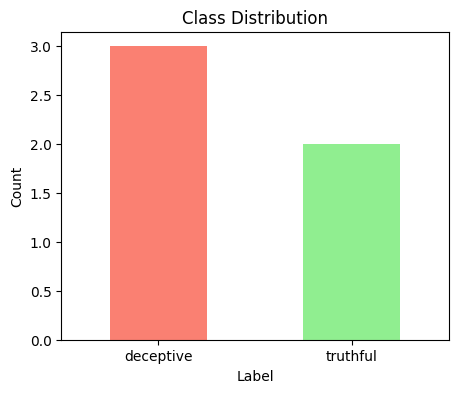
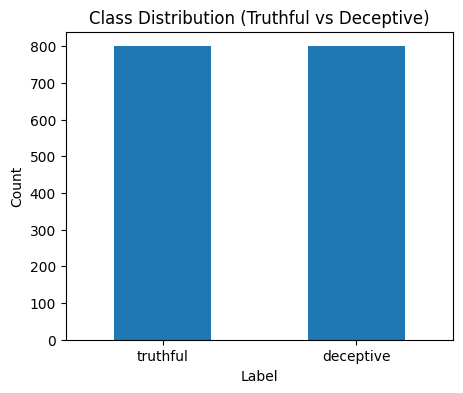
The change to this notebook cell's code, shown as a diff; its figure went from the first image to the second:
--- before
+++ after
@@ -1,4 +1,4 @@
 # ==============================
-# ReviewGuard: EDA Notebook
+# ReviewGuard: Exploratory Data Analysis (EDA)
 # ==============================
 
@@ -7,72 +7,94 @@
 import matplotlib.pyplot as plt
 from wordcloud import WordCloud
-import os
 
-# Display plots inline
 %matplotlib inline
 
-# Step 1: Load dataset
-path = "data/raw/"  # put your unzipped deceptive-opinion-spam corpus here
-data = []
+# ==============================
+# Step 1: Load Dataset
+# ==============================
 
-for root, _, files in os.walk(path):
-    for file in files:
-        if file.endswith(".txt"):
-            label = "deceptive" if "deceptive" in root.lower() else "truthful"
-            with open(os.path.join(root, file), "r", encoding="utf-8") as f:
-                data.append((f.read(), label))
+# Load cleaned CSV dataset
+df = pd.read_csv("../data/raw/cleaned_base_deceptive_reviews.csv")
 
-if len(data) == 0:
-    print("⚠️ No dataset found in data/raw/. Loading mock data for testing.")
-    data = [
-        ("The hotel was amazing, staff were so friendly and the rooms were clean.", "truthful"),
-        ("This is the best place ever, I will come again!", "truthful"),
-        ("Worst experience, terrible service, fake reviews all around.", "deceptive"),
-        ("Absolutely wonderful stay, the best I’ve ever had!", "deceptive"),
-        ("Rooms were dirty, staff was rude, not recommended.", "deceptive"),
-    ]
+print("Dataset Shape:", df.shape)
+df.head()
 
-# Create DataFrame
-df = pd.DataFrame(data, columns=["review", "label"])
-print("✅ Dataset loaded:", df.shape)
-display(df.head())
+# ==============================
+# Step 2: Select Relevant Columns
+# ==============================
 
-# Step 2: Class distribution
+# Keep only review text and label
+df = df[['Review', 'Label']]
+
+# Rename for consistency
+df.columns = ['review', 'label']
+
+df.head()
+
+# ==============================
+# Step 3: Class Distribution
+# ==============================
+
 plt.figure(figsize=(5,4))
 df['label'].value_counts().plot(
-    kind='bar', 
-    title='Class Distribution',
-    color=['salmon', 'lightgreen'],
+    kind='bar',
+    title='Class Distribution (Truthful vs Deceptive)',
     rot=0
 )
-plt.xlabel('Label')
-plt.ylabel('Count')
+plt.xlabel("Label")
+plt.ylabel("Count")
 plt.show()
 
-# Step 3: Review length analysis
-df['length'] = df['review'].apply(len)
-df.hist(column='length', by='label', bins=20, figsize=(8,4), color='skyblue', edgecolor='black')
-plt.suptitle('Review Length Distribution by Label')
+# ==============================
+# Step 4: Review Length Analysis
+# ==============================
+
+df['review_length'] = df['review'].astype(str).apply(len)
+
+df.hist(
+    column='review_length',
+    by='label',
+    bins=20,
+    figsize=(8,4)
+)
+plt.suptitle("Review Length Distribution by Class")
 plt.show()
 
-# Step 4: Word Clouds
-fake_text = ' '.join(df[df.label=='deceptive'].review)
-real_text = ' '.join(df[df.label=='truthful'].review)
+# ==============================
+# Step 5: Word Cloud Analysis
+# ==============================
 
-wc_fake = WordCloud(width=800, height=400, background_color='white', colormap='Reds').generate(fake_text)
-wc_real = WordCloud(width=800, height=400, background_color='white', colormap='Greens').generate(real_text)
+deceptive_text = ' '.join(df[df.label == 'deceptive'].review.astype(str))
+truthful_text = ' '.join(df[df.label == 'truthful'].review.astype(str))
 
-# Display word clouds
+wc_deceptive = WordCloud(
+    width=800,
+    height=400,
+    background_color='white'
+).generate(deceptive_text)
+
+wc_truthful = WordCloud(
+    width=800,
+    height=400,
+    background_color='white'
+).generate(truthful_text)
+
 plt.figure(figsize=(14,6))
+
 plt.subplot(1,2,1)
-plt.imshow(wc_fake, interpolation='bilinear')
-plt.title("Deceptive Reviews", fontsize=14)
+plt.imshow(wc_deceptive)
+plt.title("Deceptive Reviews Word Cloud")
 plt.axis("off")
 
 plt.subplot(1,2,2)
-plt.imshow(wc_real, interpolation='bilinear')
-plt.title("Truthful Reviews", fontsize=14)
+plt.imshow(wc_truthful)
+plt.title("Truthful Reviews Word Cloud")
 plt.axis("off")
+
 plt.show()
 
-print("✅ EDA completed successfully!")
+# ==============================
+# Step 6: Final Notes
+# ==============================
+
+print("EDA completed successfully on the cleaned deceptive reviews dataset.")

Commit: Add ReviewDetector class for fake review detection using BERT